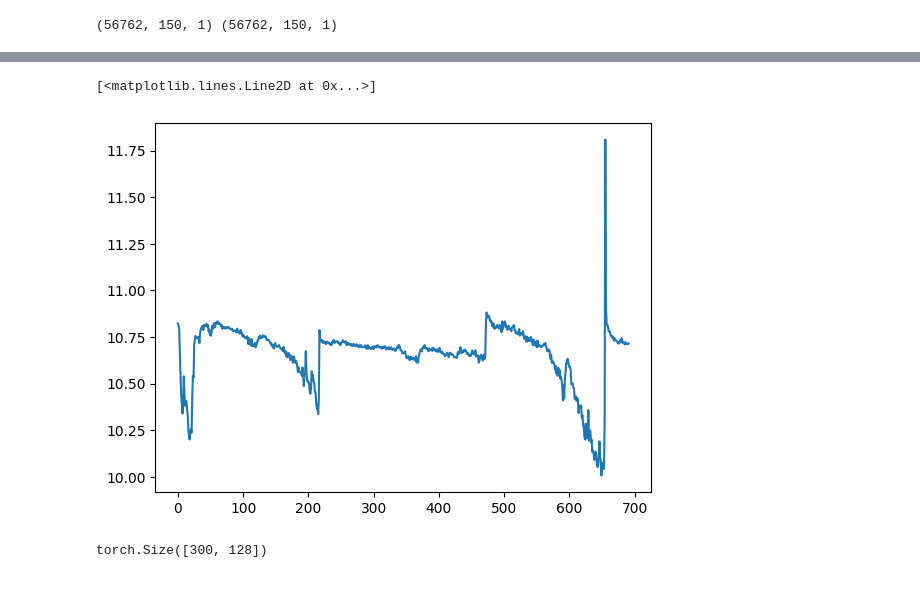
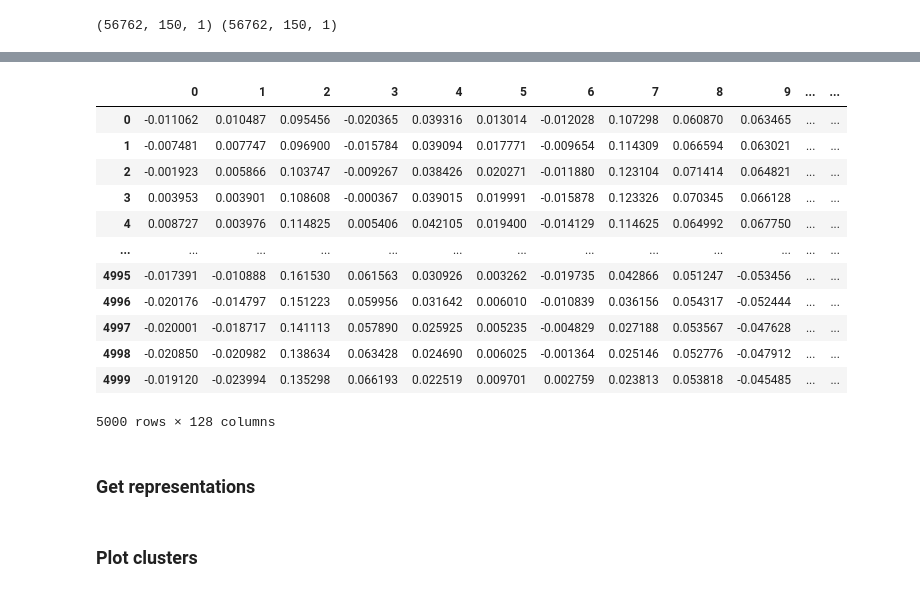
Before and after one commit to ajaye2/TS-FM, a Jupyter notebook: experiments.ipynb, the cells around one changed output, grey strips where cells are left out. Drawn from its saved outputs; the diff is of its cells as text; code cells hidden in the pictures.

```diff
--- a/experiments.ipynb
+++ b/experiments.ipynb
@@ -100,10 +158,11 @@ data_xmr, labels_xmr = generate_data_labels_from_3d_array(xmr_array)
 # %%
 # Prepare your data as a dictionary
 data_dict = {
-    'univariate': {"data": uni_data, "labels": uni_labels},
-    'dataset_btc': {'data': data_btc, 'labels': labels_btc},
-    'dataset_eth': {'data': data_eth, 'labels': labels_eth},
-    'dataset_xmr': {'data': data_xmr, 'labels': labels_xmr},#xmr_array,
+    # 'univariate': {"data": uni_data, "labels": uni_labels},
+    # 'dataset_btc': {'data': data_btc, 'labels': labels_btc},
+    # 'dataset_eth': {'data': data_eth, 'labels': labels_eth},
+    # 'dataset_xmr': {'data': data_xmr, 'labels': labels_xmr},#xmr_array,
+    'dataset_btc': btc_array,
 
 }
 
@@ -123,9 +182,9 @@ datasets = { name: (TSDataset(data['data'], data['labels'], max_len=max_seq_len,
 ts_data_loader = TSDataLoader(datasets, batch_size=512, max_len=max_seq_len, collate_fn='unsuperv', shuffle=False)
 # %%
 input_data_shapes_dict  = {name: data['data'].shape[1:] if type(data)==dict else data.shape[1:] for name, data in data_dict.items()}
+# input_data_shapes_dict = {"temp": (max_seq_len, 104)}
 
-
-DEVICE                  = 'cuda'
+DEVICE                  = torch.device("cuda" if torch.cuda.is_available() else "cpu")
 MAX_SEQ_LENGTH          = max_seq_len
 ENCODER_LAYER_DIMS      = 64
 PROJECTION_DIMS         = 128
@@ -146,10 +205,11 @@ encoder_configs         = Configs(TSlength_aligned=max_seq_len,
                                     transformer_activation='gelu',
                                     transformer_normalization_layer='BatchNorm',
                                     freeze=False,
+                                    device=DEVICE,
                                 )
 
 tsfm                    = TSFM(input_data_shapes_dict,
-                               "v1_model",
+                                model_name="INIT_TEST",
                                 device=DEVICE,
                                 max_seq_length=max_seq_len,
                                 encoder_config=encoder_configs,
@@ -157,5 +217,4 @@ tsfm                    = TSFM(input_data_shapes_dict,
                                 )
 
 
-
-summary(tsfm._encoder, ((64, 150, 128), (64, 150, 128), (64, 150)), dtypes=[torch.float32, torch.float32, torch.bool])
+# summary(tsfm._encoder, ((64, 150, 128), (64, 150, 128), (64, 150)), dtypes=[torch.float32, torch.float32, torch.bool])
@@ -236,9 +220,0 @@ LOG                      = True
-# %%
-
-
-loss                     = tsfm.fit(data_dict, n_epochs=N_EPOCHS, warmup_projection_layers=WARMUP_PROJECTION_LAYERS,
-                                    log=LOG, verbose=True, shuffle=True, warmup_epochs=WARMUP_EPOCHS,
-                                    warmup_config_kwargs=warmup_config_kwargs, warmup_batch_size=WARMUP_BATCH_SIZE,
-                                    batch_size=BATCH_SIZE, lr=LR, device=DEVICE, max_seq_length=MAX_SEQ_LENGTH,
-                                    print_every_iter=10
-                                    )
@@ -264,13 +221,26 @@ KeyboardInterrupt:
-# %%
-plt.plot ( tsfm.loss_dict_by_steps['univariate']  )
-# %% [output]
-[<matplotlib.lines.Line2D at 0x...>]
-[figure, removed]
+# %%
+model_name  = "INIT_TEST"
+avg_n_iters = 0
+model_path  =  f'./models/{model_name}/final/' #f'./models/{model_name}/iter_{avg_n_iters}/'
+tsfm.load(model_path)
 # %%
-dataset_name = 'dataset_xmr'
-inputs       = data_dict[dataset_name]['data'][:300]
+dataset_name = 'dataset_btc'
+inputs       = data_dict[dataset_name][:5000]
 repr         = tsfm.encode(inputs, 128, dataset_name)
+pd.DataFrame( repr.numpy() )#[20].plot()
+# %% [output]
+|  | 0 | 1 | 2 | 3 | 4 | 5 | 6 | 7 | 8 | 9 | ... | ... |
+| 0 | -0.011062 | 0.010487 | 0.095456 | -0.020365 | 0.039316 | 0.013014 | -0.012028 | 0.107298 | 0.060870 | 0.063465 | ... | ... |
+| 1 | -0.007481 | 0.007747 | 0.096900 | -0.015784 | 0.039094 | 0.017771 | -0.009654 | 0.114309 | 0.066594 | 0.063021 | ... | ... |
+| 2 | -0.001923 | 0.005866 | 0.103747 | -0.009267 | 0.038426 | 0.020271 | -0.011880 | 0.123104 | 0.071414 | 0.064821 | ... | ... |
+| 3 | 0.003953 | 0.003901 | 0.108608 | -0.000367 | 0.039015 | 0.019991 | -0.015878 | 0.123326 | 0.070345 | 0.066128 | ... | ... |
+| 4 | 0.008727 | 0.003976 | 0.114825 | 0.005406 | 0.042105 | 0.019400 | -0.014129 | 0.114625 | 0.064992 | 0.067750 | ... | ... |
+| ... | ... | ... | ... | ... | ... | ... | ... | ... | ... | ... | ... | ... |
+| 4995 | -0.017391 | -0.010888 | 0.161530 | 0.061563 | 0.030926 | 0.003262 | -0.019735 | 0.042866 | 0.051247 | -0.053456 | ... | ... |
+| 4996 | -0.020176 | -0.014797 | 0.151223 | 0.059956 | 0.031642 | 0.006010 | -0.010839 | 0.036156 | 0.054317 | -0.052444 | ... | ... |
+| 4997 | -0.020001 | -0.018717 | 0.141113 | 0.057890 | 0.025925 | 0.005235 | -0.004829 | 0.027188 | 0.053567 | -0.047628 | ... | ... |
+| 4998 | -0.020850 | -0.020982 | 0.138634 | 0.063428 | 0.024690 | 0.006025 | -0.001364 | 0.025146 | 0.052776 | -0.047912 | ... | ... |
+| 4999 | -0.019120 | -0.023994 | 0.135298 | 0.066193 | 0.022519 | 0.009701 | 0.002759 | 0.023813 | 0.053818 | -0.045485 | ... | ... |
+5000 rows × 128 columns
-# %%
-repr
-# %% [output]
-torch.Size([300, 128])
+# %% [markdown]
+### Get representations
@@ -276,0 +260,2 @@ torch.Size([300, 128])
+# %% [markdown]
+### Plot clusters
```
Also changed, not shown: parts of 21 cells of this notebook, 19 other files.
